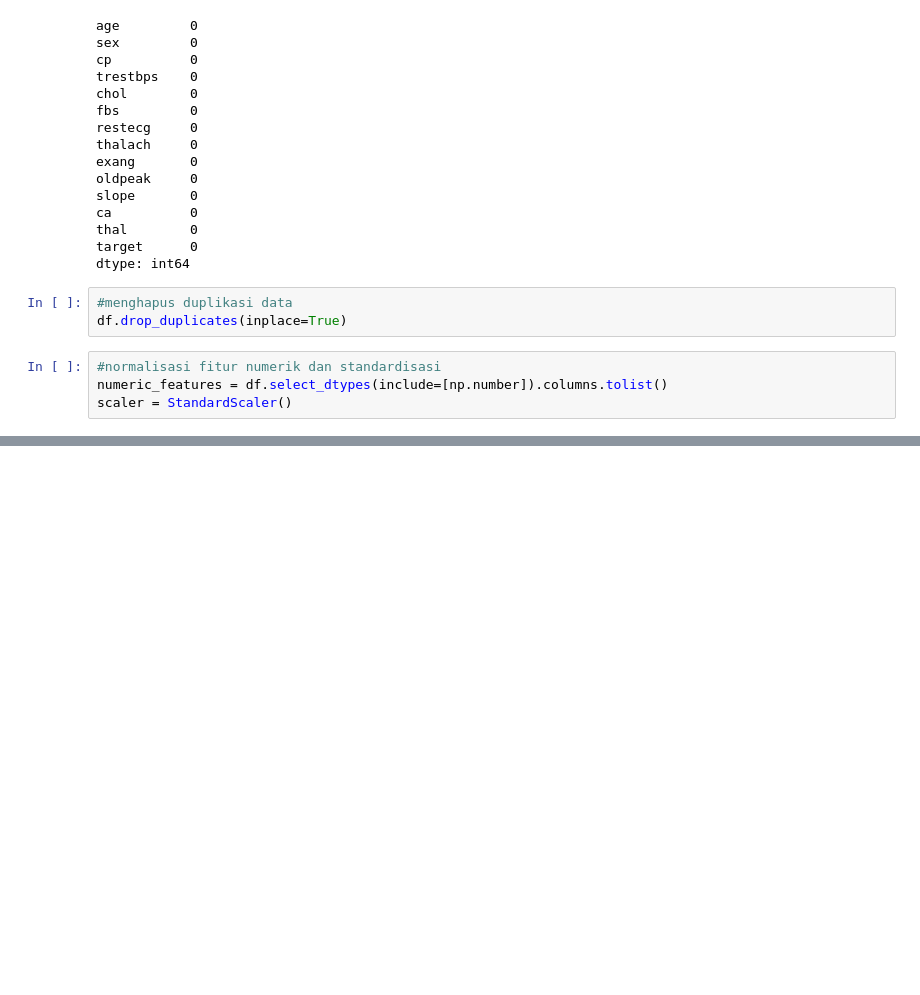
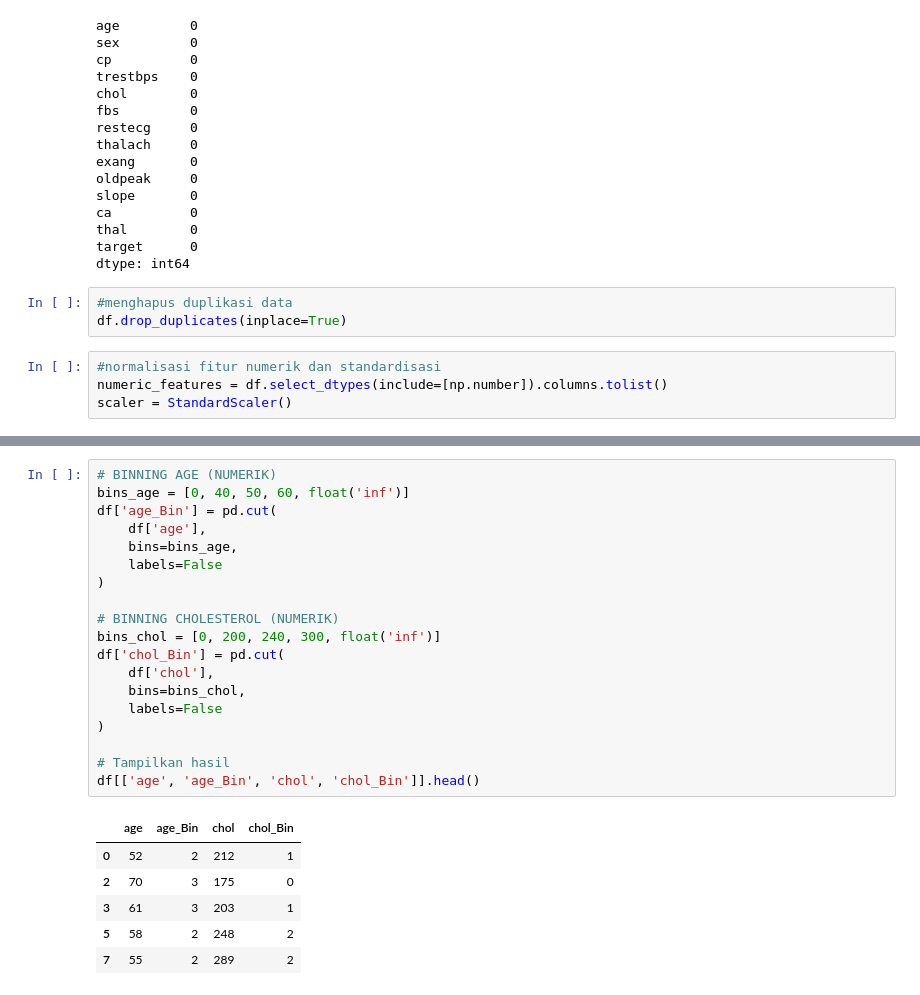
Before and after one commit to annisanchhh/Eksperimen_SML_Annisa, a Jupyter notebook: preprocessed/Eksperimen_Annisa.ipynb, the cells around one changed output, grey strips where cells are left out. Cells and saved outputs as stored; diff of their text form; blank space fills up the shorter version.

```diff
--- a/preprocessed/Eksperimen_Annisa.ipynb
+++ b/preprocessed/Eksperimen_Annisa.ipynb
@@ -138,0 +197,26 @@ Q1 = df[numeric_features].quantile(0.25)
+# %%
+# BINNING AGE (NUMERIK)
+bins_age = [0, 40, 50, 60, float('inf')]
+df['age_Bin'] = pd.cut(
+    df['age'],
+    bins=bins_age,
+    labels=False
+)
+
+# BINNING CHOLESTEROL (NUMERIK)
+bins_chol = [0, 200, 240, 300, float('inf')]
+df['chol_Bin'] = pd.cut(
+    df['chol'],
+    bins=bins_chol,
+    labels=False
+)
+
+# Tampilkan hasil
+df[['age', 'age_Bin', 'chol', 'chol_Bin']].head()
+# %% [output]
+|  | age | age_Bin | chol | chol_Bin |
+| 0 | 52 | 2 | 212 | 1 |
+| 2 | 70 | 3 | 175 | 0 |
+| 3 | 61 | 3 | 203 | 1 |
+| 5 | 58 | 2 | 248 | 2 |
+| 7 | 55 | 2 | 289 | 2 |
```
Also changed, not shown: parts of 4 cells of this notebook.
